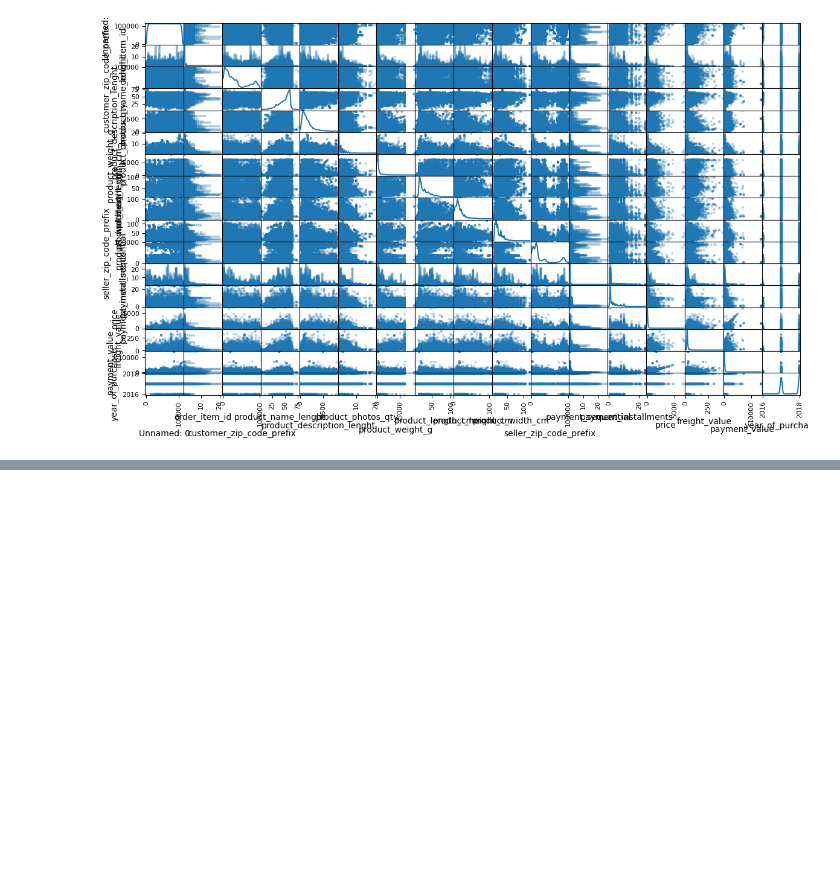
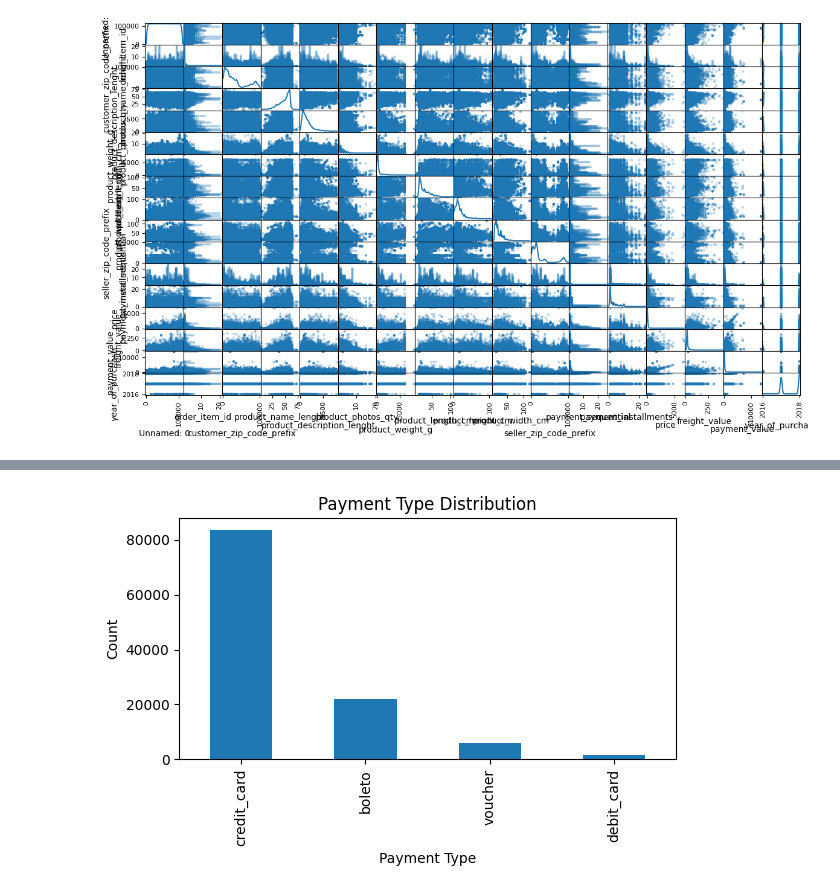
Before and after one commit to FilipStam97/brazilian-ecommerce-unsupervised-learning, a Jupyter notebook: brazilian-ecommerce-clustering.ipynb, the cells around one changed output, grey strips where cells are left out. Saved outputs shown, nothing was run; the diff lists cells and outputs as text; code cells hidden in the pictures; blank space fills up the shorter version.

```diff
--- a/brazilian-ecommerce-clustering.ipynb
+++ b/brazilian-ecommerce-clustering.ipynb
@@ -75,0 +131,12 @@ ValueError: could not convert string to float: '00010242fe8c5a6d1ba2dd792cb16214
+# %%
+df['payment_type'].value_counts().plot(
+    kind='bar', figsize=(6,4)
+)
+
+plt.title("Payment Type Distribution")
+plt.xlabel("Payment Type")
+plt.ylabel("Count")
+plt.tight_layout()
+plt.show()
+# %% [output]
+[figure, added]
```
Also changed, not shown: parts of 18 cells of this notebook.
